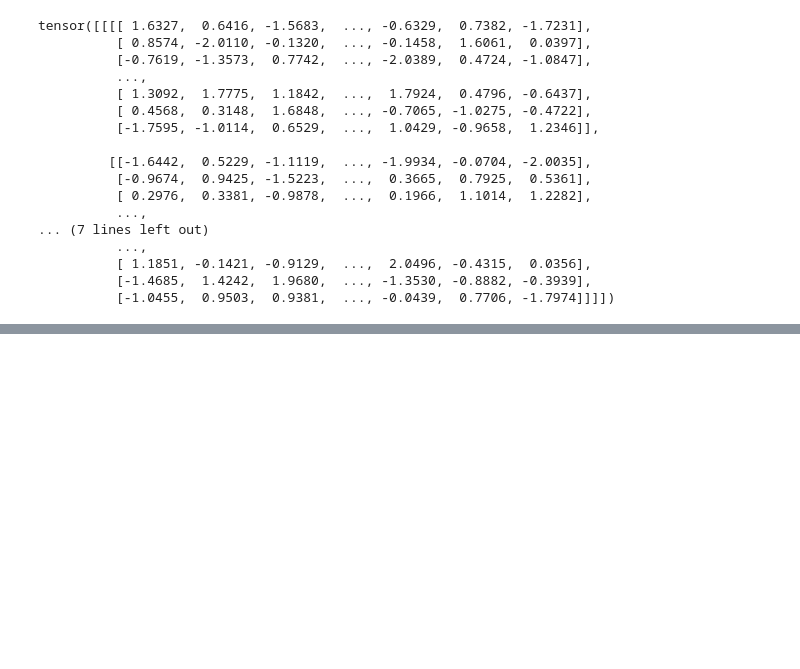
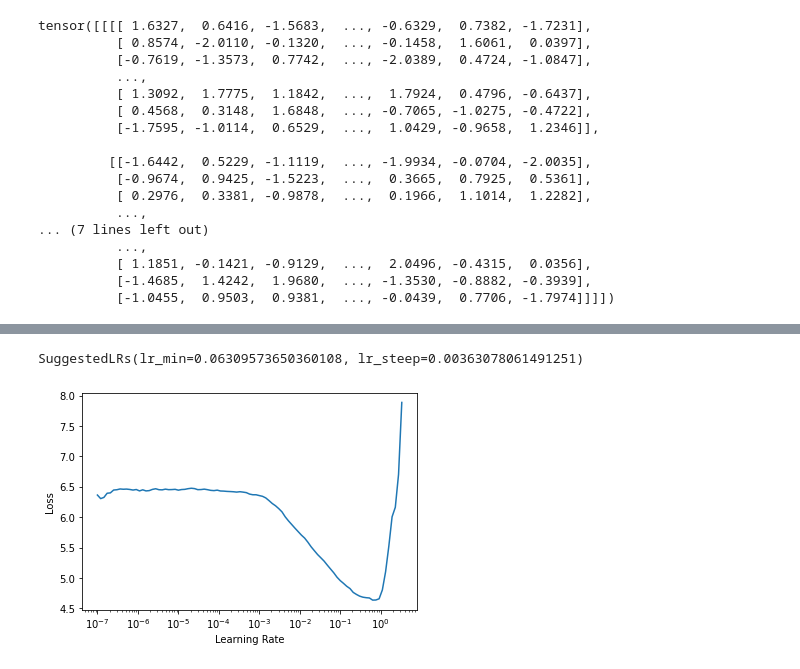
Before and after one commit to Ladivcr/Neural-network-class, a Jupyter notebook: ExaminandoRedes.ipynb, the cells around one changed output, grey strips where cells are left out. Cells and saved outputs as stored; diff of their text form; code cells hidden in the pictures; blank space fills up the shorter version.

```diff
--- a/ExaminandoRedes.ipynb
+++ b/ExaminandoRedes.ipynb
@@ -1039,0 +1177,2 @@ learn.model = nn.Sequential(Normalizer(), learn.model)
+# %%
+x, y = data.one_batch()
@@ -1039,0 +1191,18 @@ learn.model = nn.Sequential(Normalizer(), learn.model)
+# %%
+class Normalizer(nn.Module):
+    def __init__(self, mean = [0.485, 0.456, 0.406], std = [0.229, 0.224, 0.225]):
+        super().__init__()
+        self.mean = torch.tensor(mean)[None,:,None,None]
+        self.std = torch.tensor(std)[None,:,None,None]
+
+    def forward(self, x):
+        m = self.mean.to(x)
+        s = self.std.to(x)
+        return (x-m)/s
+# %%
+def create_learner(**kwargs):
+    learn = fv.cnn_learner(data, fv.resnet18, opt_func=fv.ranger, normalize=False, **kwargs)
+    learn.model = nn.Sequential(Normalizer(), learn.model)
+    return learn.to_fp16()
+# %%
+learn = create_learner(metrics=fv.accuracy_multi)
@@ -1039,0 +1249,3 @@ learn.model = nn.Sequential(Normalizer(), learn.model)
+# %%
+learn.lr_find()
+# %% [output]
@@ -1039,0 +1253,2 @@ learn.model = nn.Sequential(Normalizer(), learn.model)
+SuggestedLRs(lr_min=0.06309573650360108, lr_steep=0.00363078061491251)
+[figure, added]
```
Also changed, not shown: parts of 45 cells of this notebook.
